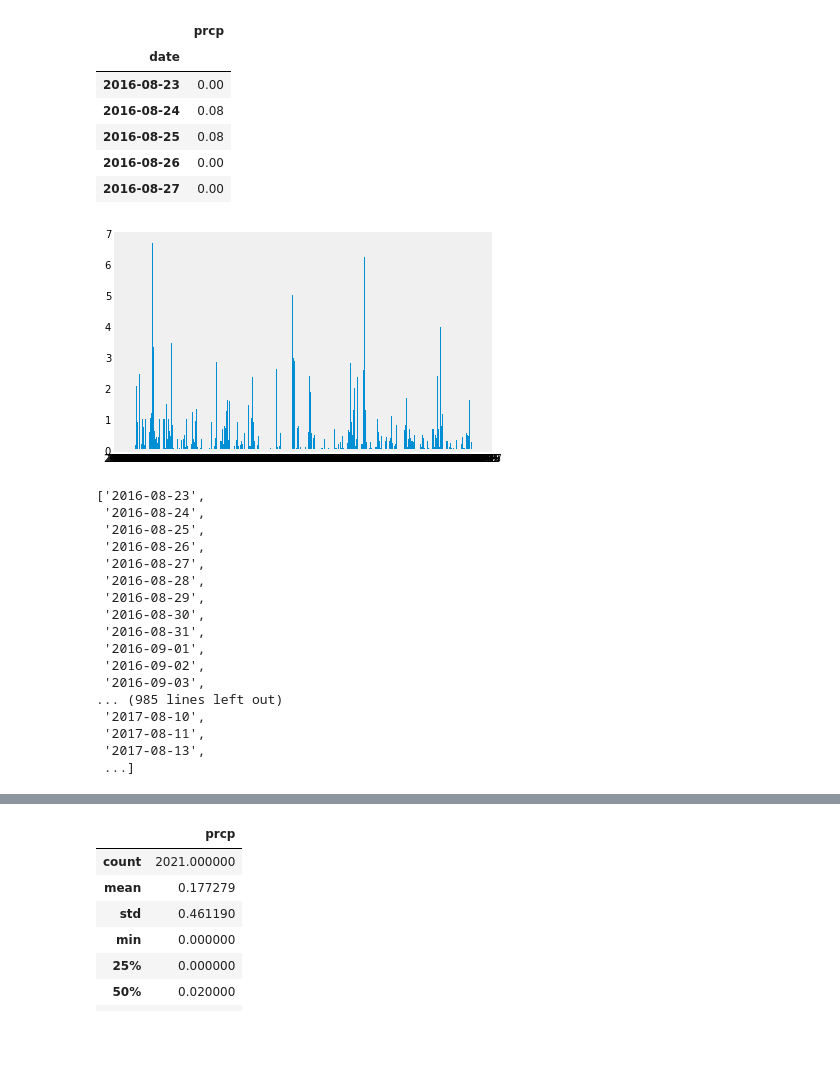
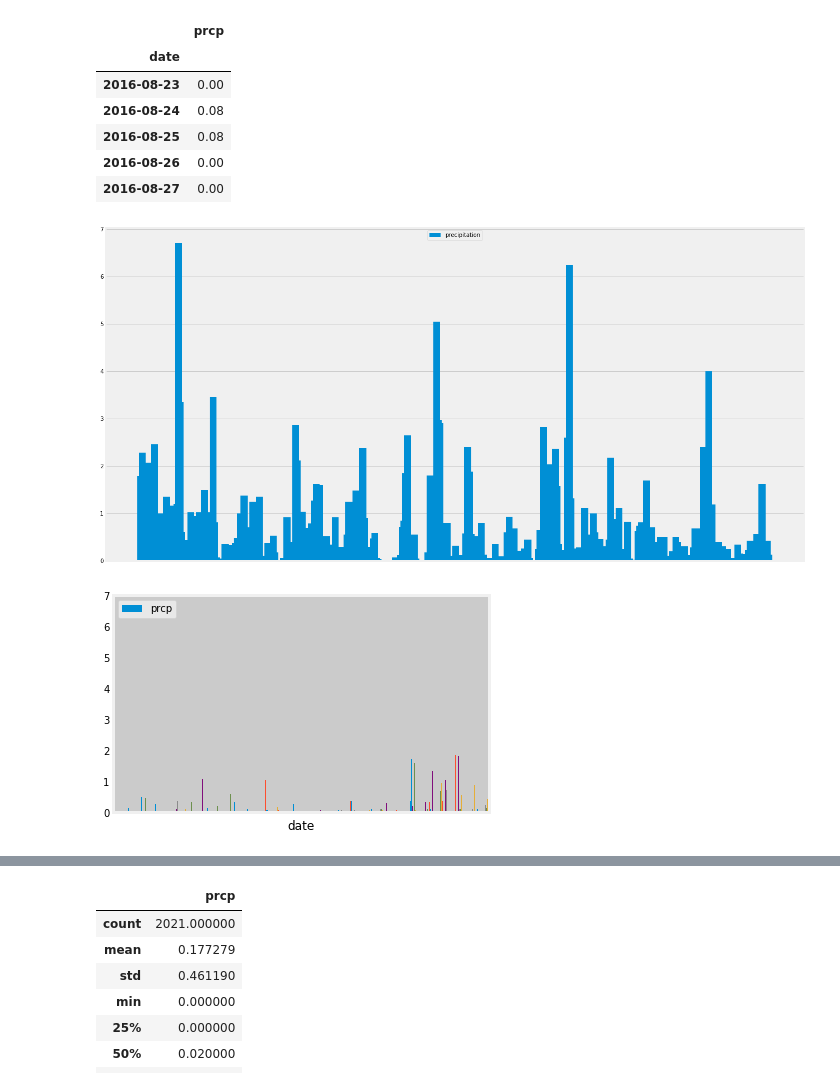
Before and after one commit to ulyssey28/Advanced-Data-Storage-and-Retrieval-, a Jupyter notebook: climate_starter.ipynb, the cells around one changed output, grey strips where cells are left out. Saved outputs shown, nothing was run; the diff lists cells and outputs as text; code cells hidden in the pictures; blank space fills up the shorter version.

```diff
--- a/climate_starter.ipynb
+++ b/climate_starter.ipynb
@@ -93,35 +97,13 @@ precipication_df.head()
 # %%
 precipication_df = pd.read_sql_query(year_range_query.statement, engine, index_col='date')
 
 dates = list(precipication_df.index)
-# precipication_df.sort_values()
-# precipication_df['date'] = pd.to_datetime(precipication_df['date'],infer_datetime_format=True)
-
-
-# precipication_df.plot(kind='hist')
-
-plt.bar(dates, precipication_df['prcp'])
-plt.grid()
+fig = plt.gcf()
+fig.set_size_inches(20, 11)
+plt.grid(True)
+plt.bar(dates, precipication_df['prcp'], width= 4, label="precipitation")
+plt.legend(loc="upper center")
+plt.xticks([])
 plt.show()
 # %% [output]
-[figure, old version]
+[figure, new version]
-# %%
-list(precipication_df.index)
-# %% [output]
-['2016-08-23',
- '2016-08-24',
- '2016-08-25',
- '2016-08-26',
- '2016-08-27',
- '2016-08-28',
- '2016-08-29',
- '2016-08-30',
- '2016-08-31',
- '2016-09-01',
- '2016-09-02',
- '2016-09-03',
-... (985 lines left out)
- '2017-08-10',
- '2017-08-11',
- '2017-08-13',
- ...]
@@ -131,7 +110,10 @@ plt.show()
 # %%
-precipication_df = pd.read_sql_query(year_range_query.statement, engine, index_col= "date")
-
-precipication_df.plot(kind='bar', x=precipication_df.index)
+precipication_df = pd.read_sql_query(year_range_query.statement, engine)
+precp_plot = precipication_df.plot(kind="bar", x="date", y="prcp", grid=True
+              ).set_xticklabels(pd.Series([]))
+plt.show()
+# %% [output]
+[figure, added]
 # %% [markdown]
 ![precipitation](Images/precipitation.png)
 # %%
```
Also changed, not shown: parts of 8 cells of this notebook.
